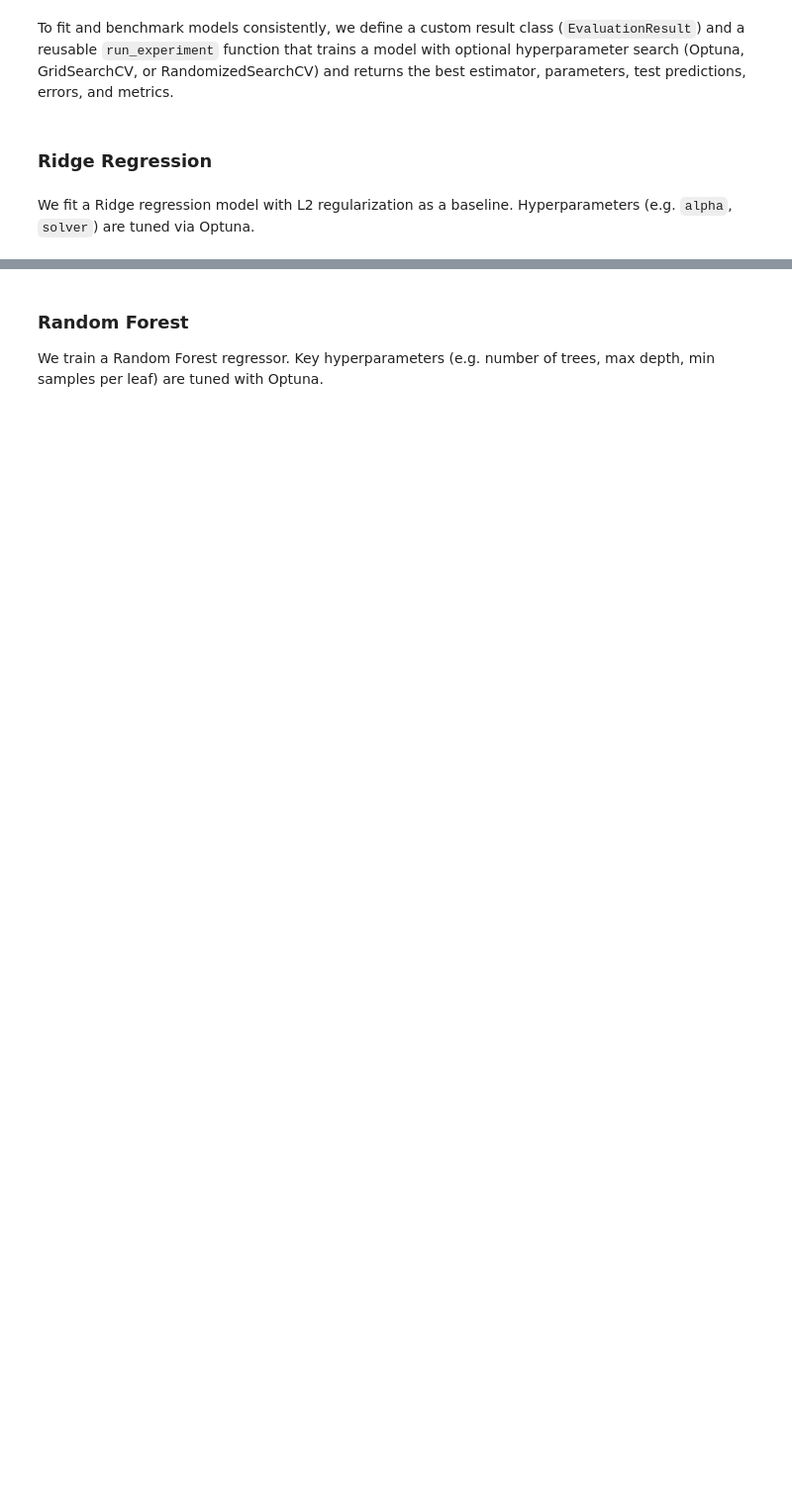
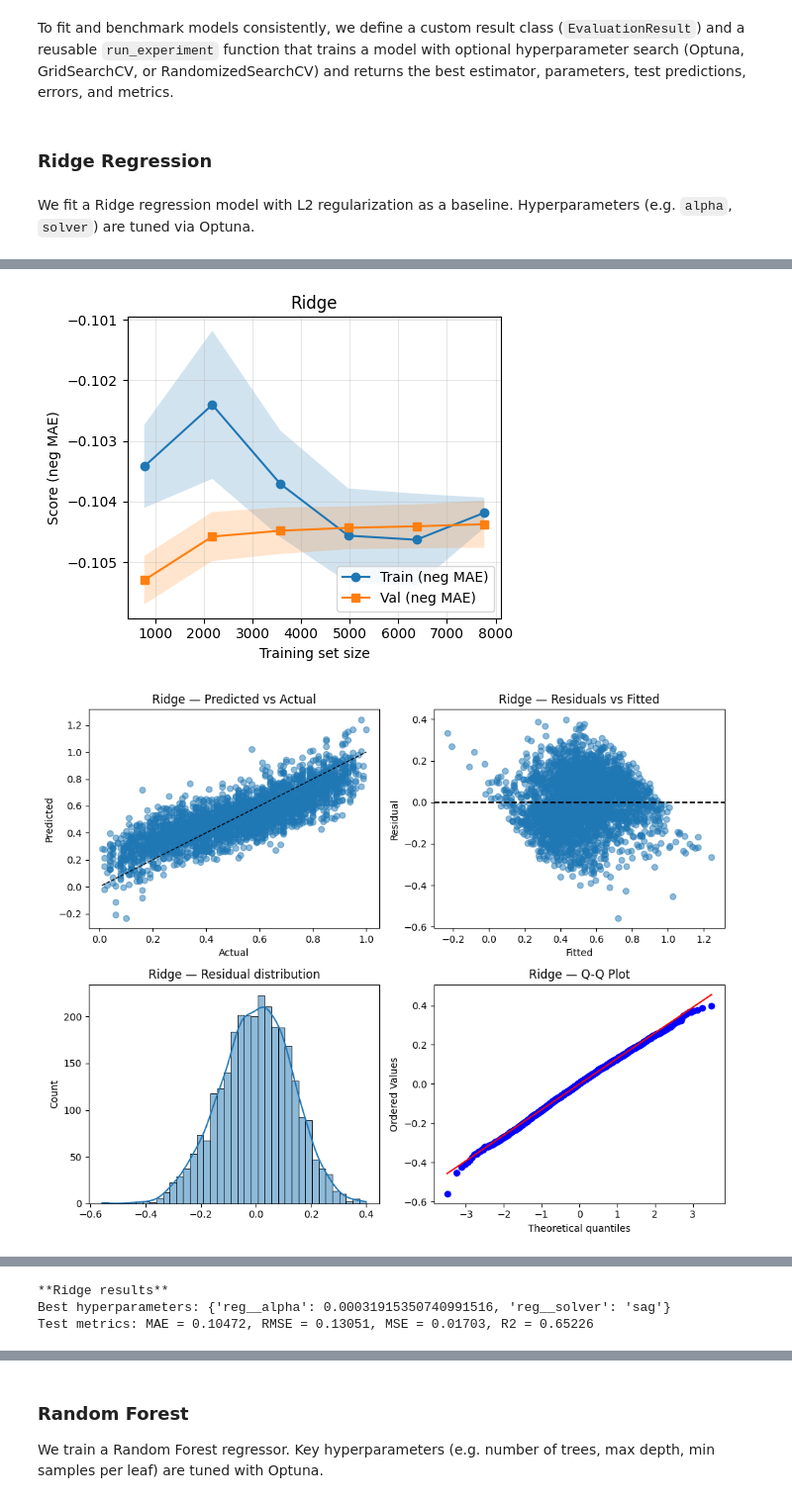
Before and after one commit to tasosger/choices13k-risky-choice, a Jupyter notebook: analysis.ipynb, the cells around one changed output, grey strips where cells are left out. Shown at 99% size. Drawn from its saved outputs; the diff is of its cells as text; code cells hidden in the pictures; blank space fills up the shorter version.

```diff
--- a/analysis.ipynb
+++ b/analysis.ipynb
@@ -717,0 +781,3 @@ X = df_full.drop(columns=[TARGET_COL]).select_dtypes(include=[np.number, "bool"]
+# %%
+X = df_full.drop(columns=["brate", "brate_std", "problem", "A", "B"])
+y = df_full["brate"]
@@ -1109,8 +1264,6 @@ def run_experiment(
         errors=errors,
         metrics=metrics
     )
-# %%
-y = df_full[TARGET_COL]
 # %% [markdown]
 ### Ridge Regression
 # %% [markdown]
@@ -1131,7 +1284,7 @@ params_optuna = {
 
 result1 = run_experiment(
     model1,
-    X,
+    X_eng, # use important features
     y,
     params=params_optuna,
     search_engine="optuna",
@@ -1166,0 +1321,2 @@ R^2: 0.6717093711173481
+[figure, added]
+[figure, added]
@@ -1170,5 +1327,8 @@ print("**Ridge results**")
 print("Best hyperparameters:", result1.best_params)
 print("Test metrics: MAE = {:.5f}, RMSE = {:.5f}, MSE = {:.5f}, R2 = {:.5f}".format(
     metrics1["MAE"], metrics1["RMSE"], metrics1["MSE"], metrics1["R2"]))
-print("Ridge gives a linear baseline; tuning regularization helps balance fit and generalization.")
+# %% [output]
+**Ridge results**
+Best hyperparameters: {'reg__alpha': 0.00031915350740991516, 'reg__solver': 'sag'}
+Test metrics: MAE = 0.10472, RMSE = 0.13051, MSE = 0.01703, R2 = 0.65226
 # %% [markdown]
```
Also changed, not shown: parts of 42 cells of this notebook.
